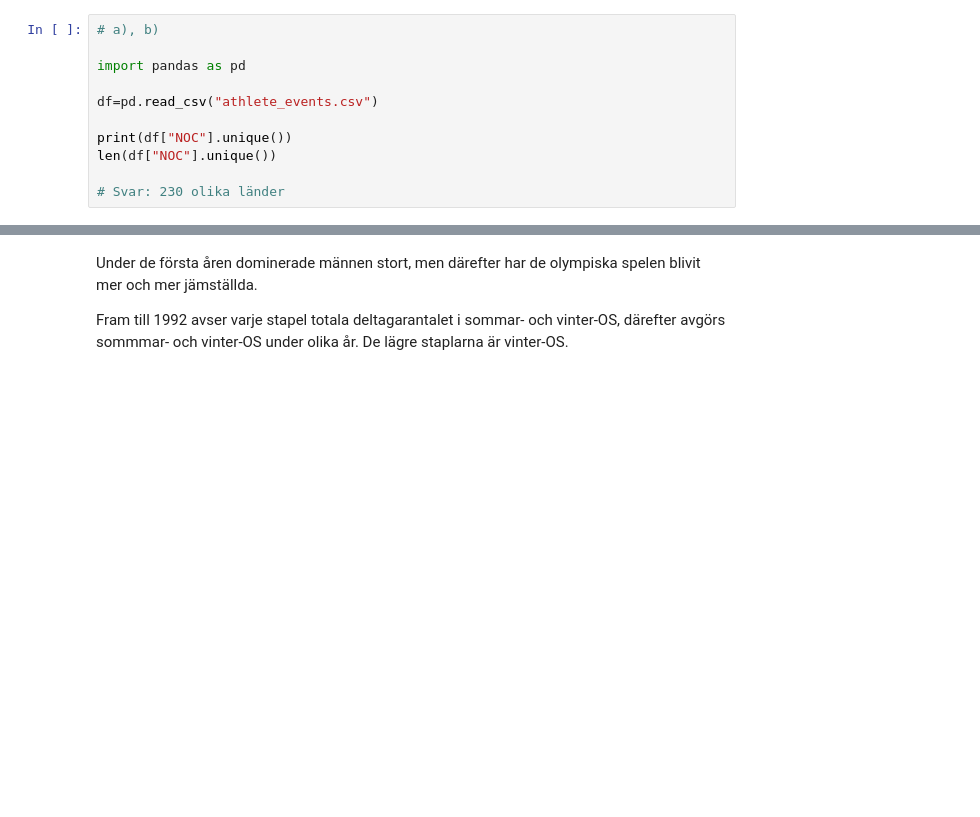
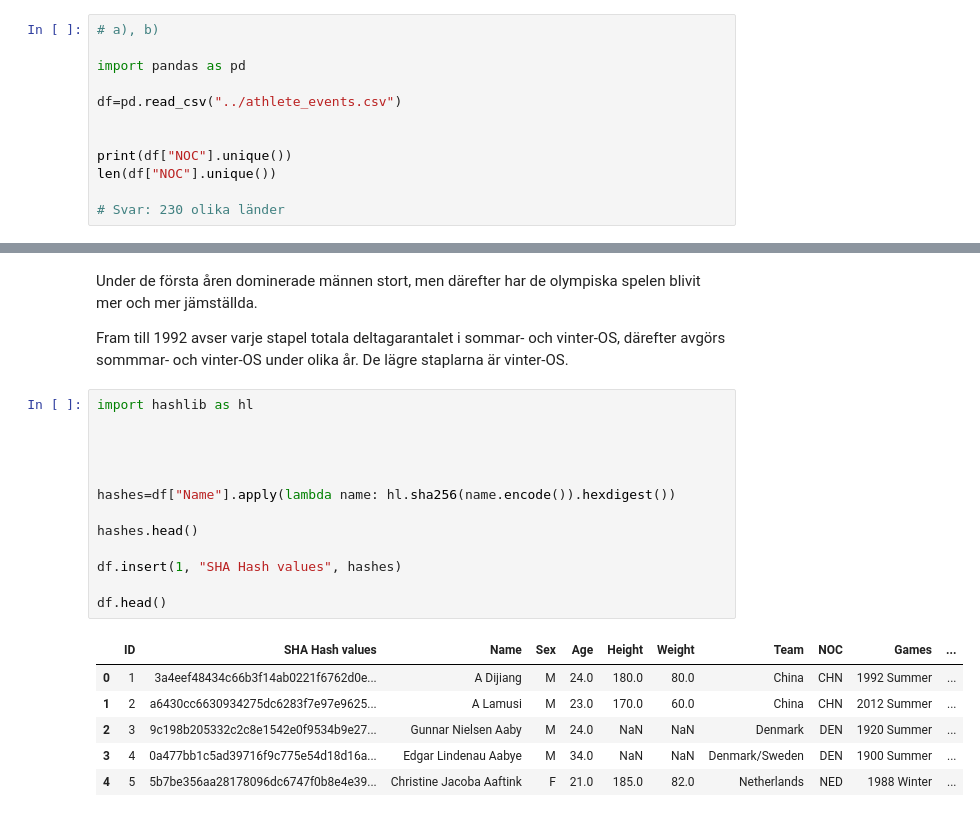
Before and after one commit to n00rp/Project_Olympic, a Jupyter notebook: Individuella filer/uppgift_0_bw.ipynb, the cells around one changed output, grey strips where cells are left out. Saved outputs shown, nothing was run; the diff lists cells and outputs as text; blank space fills up the shorter version.

```diff
--- a/Individuella filer/uppgift_0_bw.ipynb
+++ b/Individuella filer/uppgift_0_bw.ipynb
@@ -3,7 +3,8 @@
 
 import pandas as pd
 
-df=pd.read_csv("athlete_events.csv")
+df=pd.read_csv("../athlete_events.csv")
+
 
 print(df["NOC"].unique())
 len(df["NOC"].unique())
@@ -178,3 +179,23 @@ px.bar(gender_per_year)
 Under de första åren dominerade männen stort, men därefter har de olympiska spelen blivit mer och mer jämställda.
 
 Fram till 1992 avser varje stapel totala deltagarantalet i sommar- och vinter-OS, därefter avgörs sommmar- och vinter-OS under olika år. De lägre staplarna är vinter-OS.
+# %%
+import hashlib as hl
+
+
+
+
+hashes=df["Name"].apply(lambda name: hl.sha256(name.encode()).hexdigest())
+
+hashes.head()
+
+df.insert(1, "SHA Hash values", hashes)
+
+df.head()
+# %% [output]
+|  | ID | SHA Hash values | Name | Sex | Age | Height | Weight | Team | NOC | Games | ... |
+| 0 | 1 | 3a4eef48434c66b3f14ab0221f6762d0e... | A Dijiang | M | 24.0 | 180.0 | 80.0 | China | CHN | 1992 Summer | ... |
+| 1 | 2 | a6430cc6630934275dc6283f7e97e9625... | A Lamusi | M | 23.0 | 170.0 | 60.0 | China | CHN | 2012 Summer | ... |
+| 2 | 3 | 9c198b205332c2c8e1542e0f9534b9e27... | Gunnar Nielsen Aaby | M | 24.0 | NaN | NaN | Denmark | DEN | 1920 Summer | ... |
+| 3 | 4 | 0a477bb1c5ad39716f9c775e54d18d16a... | Edgar Lindenau Aabye | M | 34.0 | NaN | NaN | Denmark/Sweden | DEN | 1900 Summer | ... |
+| 4 | 5 | 5b7be356aa28178096dc6747f0b8e4e39... | Christine Jacoba Aaftink | F | 21.0 | 185.0 | 82.0 | Netherlands | NED | 1988 Winter | ... |
```
Also changed, not shown: parts of 2 cells of this notebook, 1 other file.
